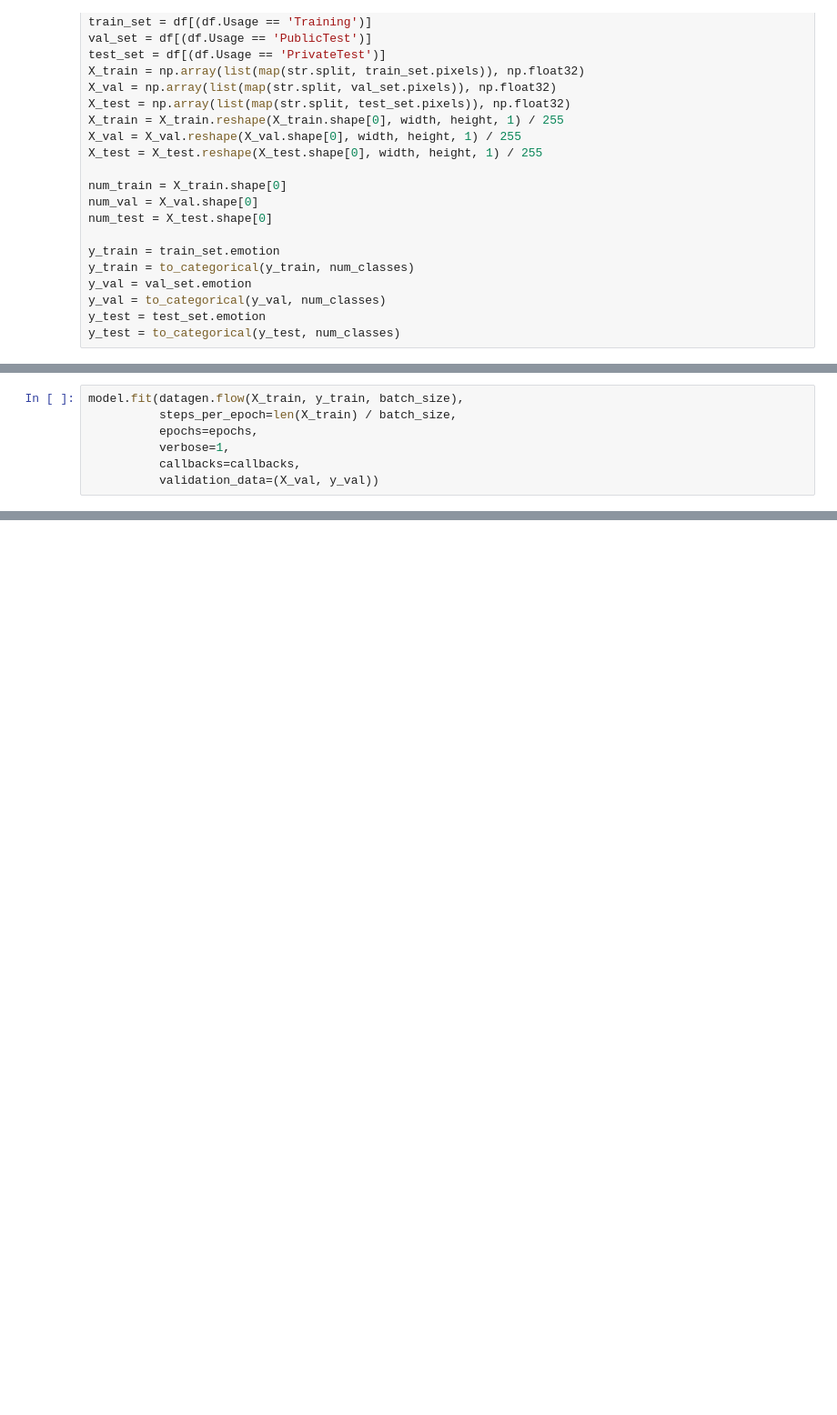
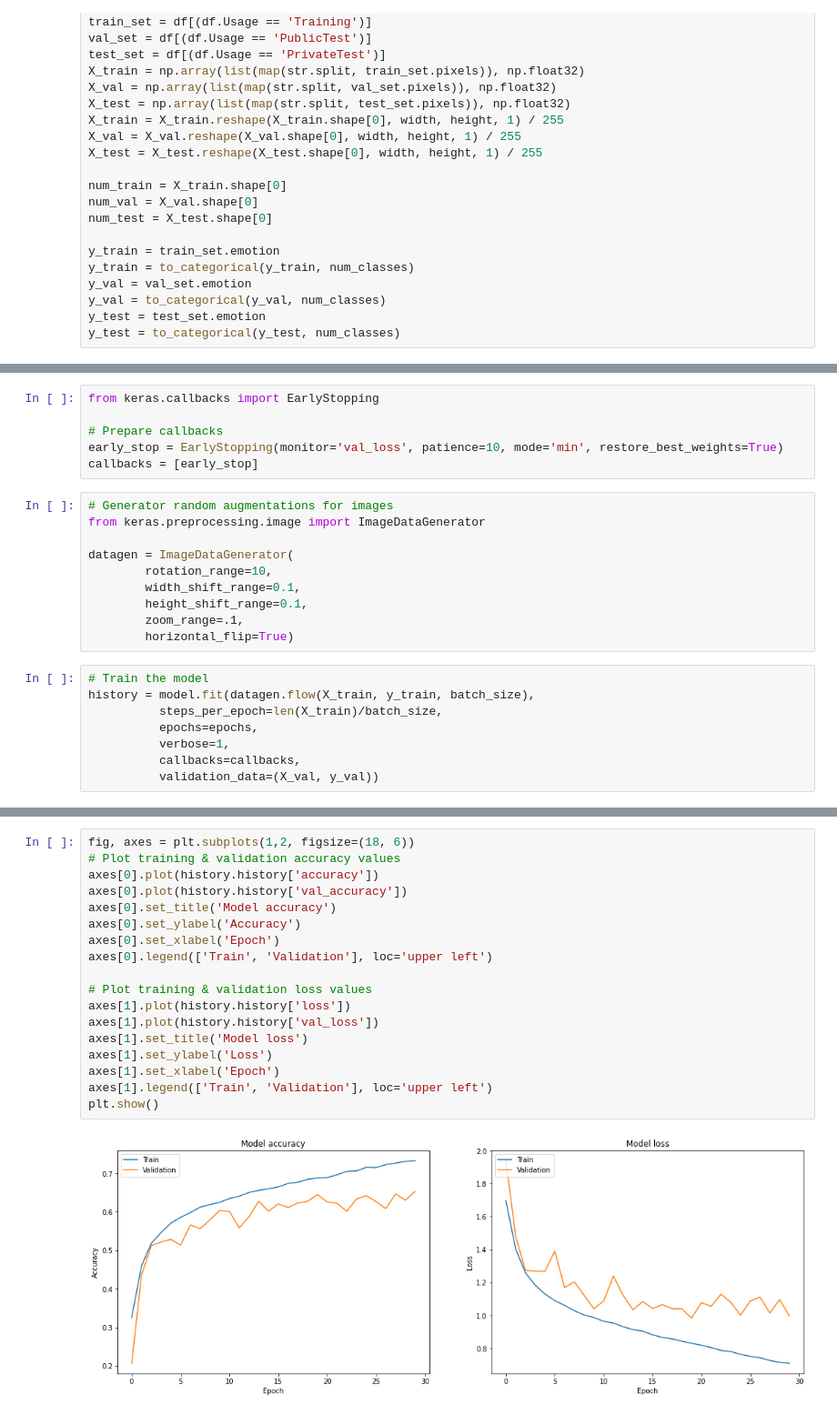
Before and after one commit to jorge-menjivar/Face-Emotion-Recognition, a Jupyter notebook: Models/CNN.ipynb, the cells around one changed output, grey strips where cells are left out. Shown at 91% size. Saved outputs shown, nothing was run; the diff lists cells and outputs as text; blank space fills up the shorter version.

Commit message:
Added analysis and new best model

```diff
--- a/Models/CNN.ipynb
+++ b/Models/CNN.ipynb
@@ -131,8 +158,25 @@ Non-trainable params: 0
 _________________________________________________________________
 None
+# %%
+from keras.callbacks import EarlyStopping
+
+# Prepare callbacks
+early_stop = EarlyStopping(monitor='val_loss', patience=10, mode='min', restore_best_weights=True)
+callbacks = [early_stop]
+# %%
+# Generator random augmentations for images
+from keras.preprocessing.image import ImageDataGenerator
+
+datagen = ImageDataGenerator(
+        rotation_range=10,
+        width_shift_range=0.1,
+        height_shift_range=0.1,
+        zoom_range=.1,
+        horizontal_flip=True)
 # %%
-model.fit(datagen.flow(X_train, y_train, batch_size),
-          steps_per_epoch=len(X_train) / batch_size,
+# Train the model
+history = model.fit(datagen.flow(X_train, y_train, batch_size),
+          steps_per_epoch=len(X_train)/batch_size,
           epochs=epochs,
           verbose=1,
           callbacks=callbacks,
@@ -255,0 +257,20 @@ model3.fit(datagen.flow(X_train, y_train, batch_size),
+# %%
+fig, axes = plt.subplots(1,2, figsize=(18, 6))
+# Plot training & validation accuracy values
+axes[0].plot(history.history['accuracy'])
+axes[0].plot(history.history['val_accuracy'])
+axes[0].set_title('Model accuracy')
+axes[0].set_ylabel('Accuracy')
+axes[0].set_xlabel('Epoch')
+axes[0].legend(['Train', 'Validation'], loc='upper left')
+
+# Plot training & validation loss values
+axes[1].plot(history.history['loss'])
+axes[1].plot(history.history['val_loss'])
+axes[1].set_title('Model loss')
+axes[1].set_ylabel('Loss')
+axes[1].set_xlabel('Epoch')
+axes[1].legend(['Train', 'Validation'], loc='upper left')
+plt.show()
+# %% [output]
+[figure, added]
```
Also changed, not shown: parts of 14 cells of this notebook, 2 other files.
